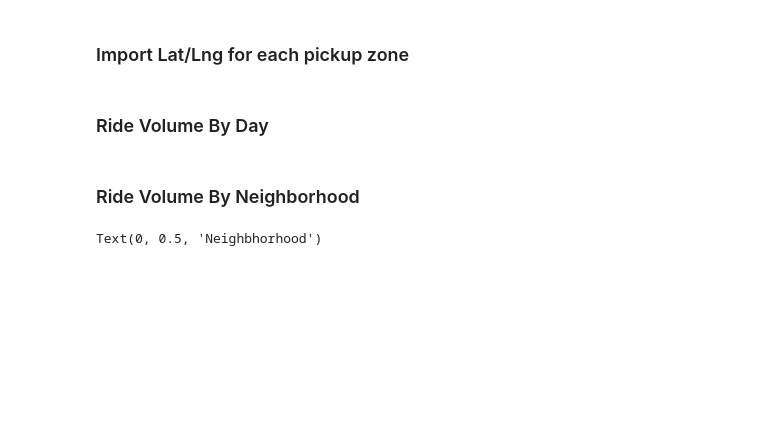
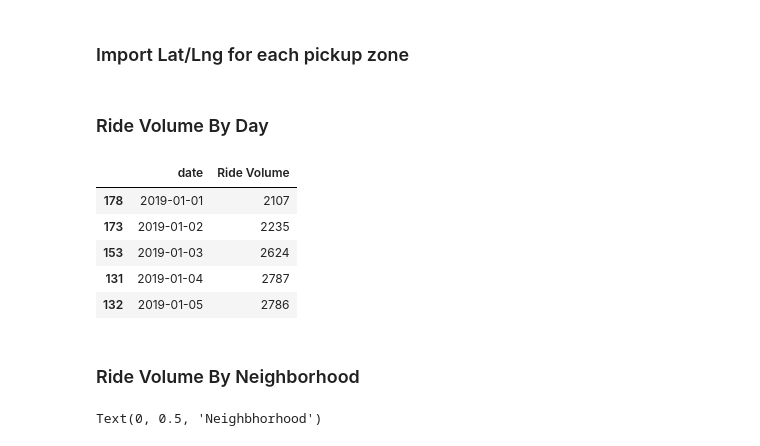
Before and after one commit to zachherington/project1-repo, a Jupyter notebook: src/rideshare_vs_weather_REMOTE_1158 (KEEP).ipynb, the cells around one changed output. Saved outputs shown, nothing was run; the diff lists cells and outputs as text; code cells hidden in the pictures; blank space fills up the shorter version.

```diff
--- a/src/rideshare_vs_weather_REMOTE_1158 (KEEP).ipynb
+++ b/src/rideshare_vs_weather_REMOTE_1158 (KEEP).ipynb
@@ -102,14 +119,21 @@ manhattan_taxi_zones
 # %%
 ride_volume_per_day = manhattan_taxi_zones["tpep_pickup_datetime"].value_counts()
 ride_volume_per_day_df = pd.DataFrame(ride_volume_per_day)
 ride_volume_per_day_dfreset = ride_volume_per_day_df.reset_index()
 
 
 # plt.figure(figsize=(16,3))
 # ride_volume_per_day.plot.line()
 
-ride_volume_per_day_dfrename = ride_volume_per_day_dfreset.rename(columns = {'index': 'Date', 'tpep_pickup_datetime': 'Ride Volume'})
-ride_volume_per_day_dfrename.sort_values('Date').head(50)
+ride_volume_per_day_dfrename = ride_volume_per_day_dfreset.rename(columns = {'index': 'date', 'tpep_pickup_datetime': 'Ride Volume'})
+ride_volume_per_day_dfrename.sort_values('date').head()
+# %% [output]
+|  | date | Ride Volume |
+| 178 | 2019-01-01 | 2107 |
+| 173 | 2019-01-02 | 2235 |
+| 153 | 2019-01-03 | 2624 |
+| 131 | 2019-01-04 | 2787 |
+| 132 | 2019-01-05 | 2786 |
 # %% [markdown]
 ### Ride Volume By Neighborhood
 # %%
```
Also changed, not shown: parts of 11 cells of this notebook, 6 other files.
